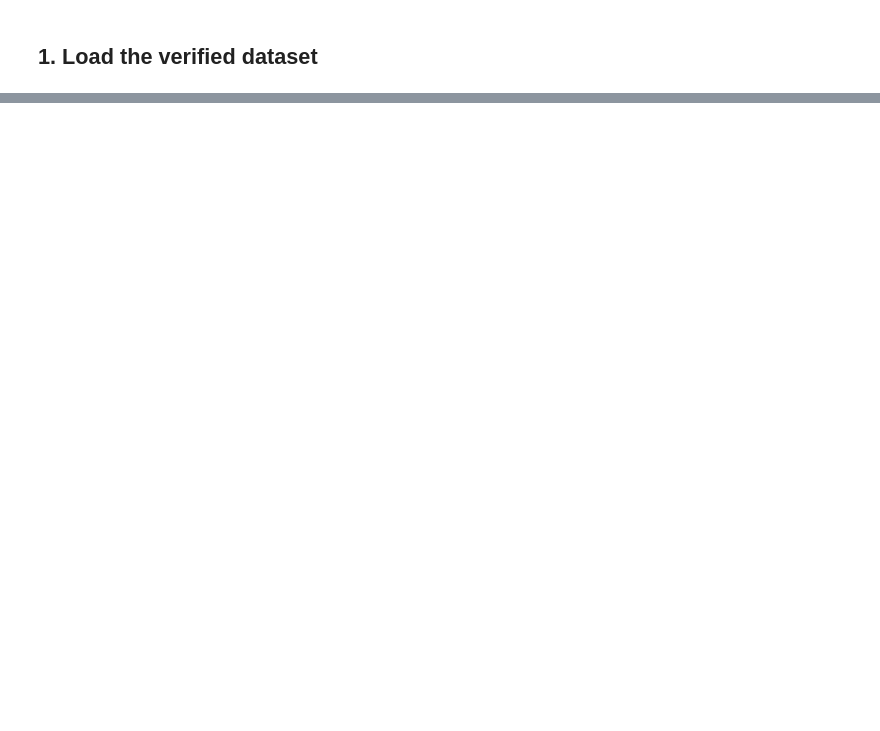
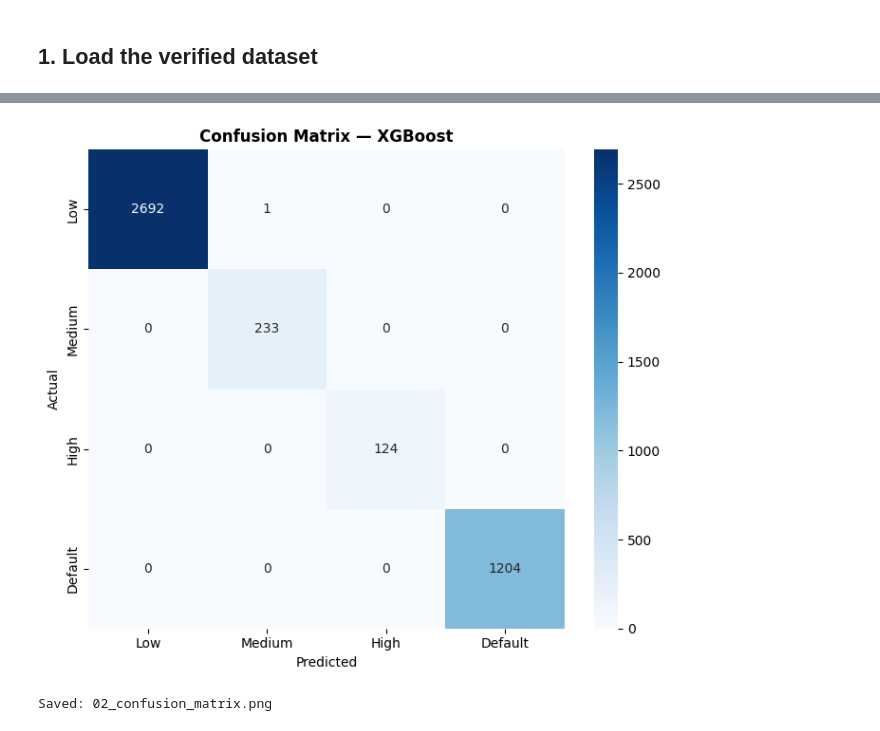
Before and after one commit to dmutoni/BK_sentinel, a Jupyter notebook: model-training/02_layer1_classification.ipynb, the cells around one changed output, grey strips where cells are left out. Drawn from its saved outputs; the diff is of its cells as text; code cells hidden in the pictures; blank space fills up the shorter version.

Commit message:
Added more training and now pushing

```diff
--- a/model-training/02_layer1_classification.ipynb
+++ b/model-training/02_layer1_classification.ipynb
@@ -757,0 +259,22 @@ Logistic Regression prediction distribution:
+# %%
+months      = sorted(df_ml['observation_month'].unique())
+train_months = months[:-2]   # months 1-14
+test_months  = months[-2:]   # months 15-16
+
+print(f'Training months ({len(train_months)}): {train_months}')
+print(f'Test months    ({len(test_months)}):  {test_months}')
+
+train_idx = df_ml['observation_month'].isin(train_months)
+test_idx  = df_ml['observation_month'].isin(test_months)
+
+X_train = df_ml.loc[train_idx, FEATURE_COLS].values
+X_test  = df_ml.loc[test_idx,  FEATURE_COLS].values
+y_train = df_ml.loc[train_idx, 'target_code'].values
+y_test  = df_ml.loc[test_idx,  'target_code'].values
+
+print(f'\nTraining set: {X_train.shape[0]:,} records')
+print(f'Test set:     {X_test.shape[0]:,} records')
+print(f'\nTraining distribution (before SMOTE):')
+for code, label in RISK_LABELS.items():
+    n = (y_train == code).sum()
+    print(f'  {label}: {n:,} ({n/len(y_train)*100:.1f}%)')
@@ -757,0 +832,17 @@ Logistic Regression prediction distribution:
+# %%
+cm = confusion_matrix(y_test, y_pred_best)
+
+fig, ax = plt.subplots(figsize=(7, 6))
+sns.heatmap(cm, annot=True, fmt='d',
+            xticklabels=CLASS_NAMES, yticklabels=CLASS_NAMES,
+            cmap='Blues', ax=ax)
+ax.set_title(f'Confusion Matrix — {best_model_name}', fontweight='bold')
+ax.set_xlabel('Predicted')
+ax.set_ylabel('Actual')
+plt.tight_layout()
+plt.savefig('02_confusion_matrix.png', dpi=150, bbox_inches='tight')
+plt.show()
+print(f'Saved: 02_confusion_matrix.png')
+# %% [output]
+[figure, added]
+Saved: 02_confusion_matrix.png
```
Also changed, not shown: parts of 72 cells of this notebook, 52 other files.
